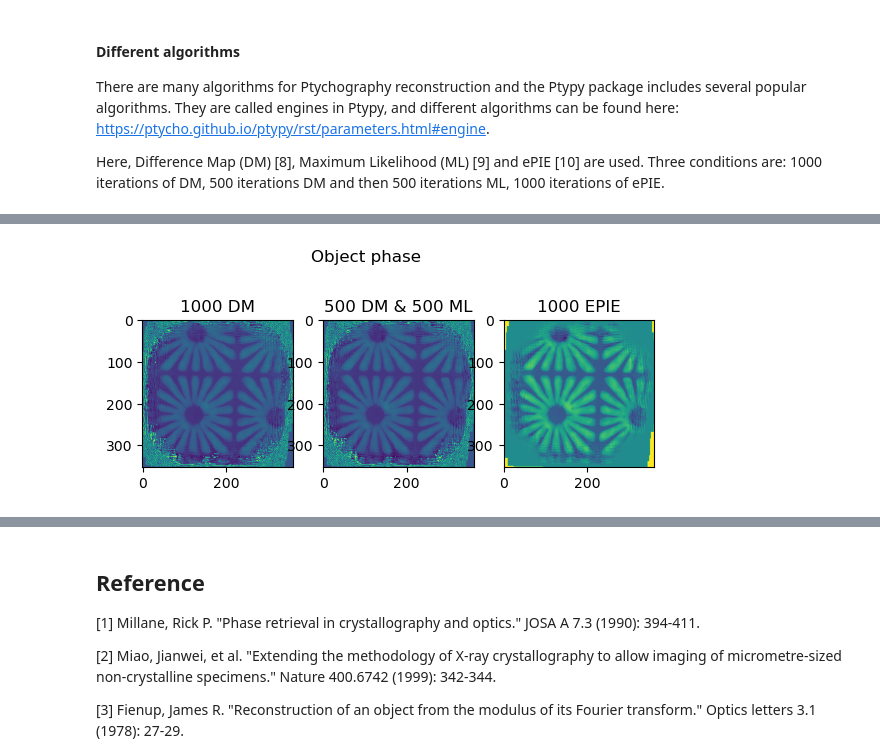
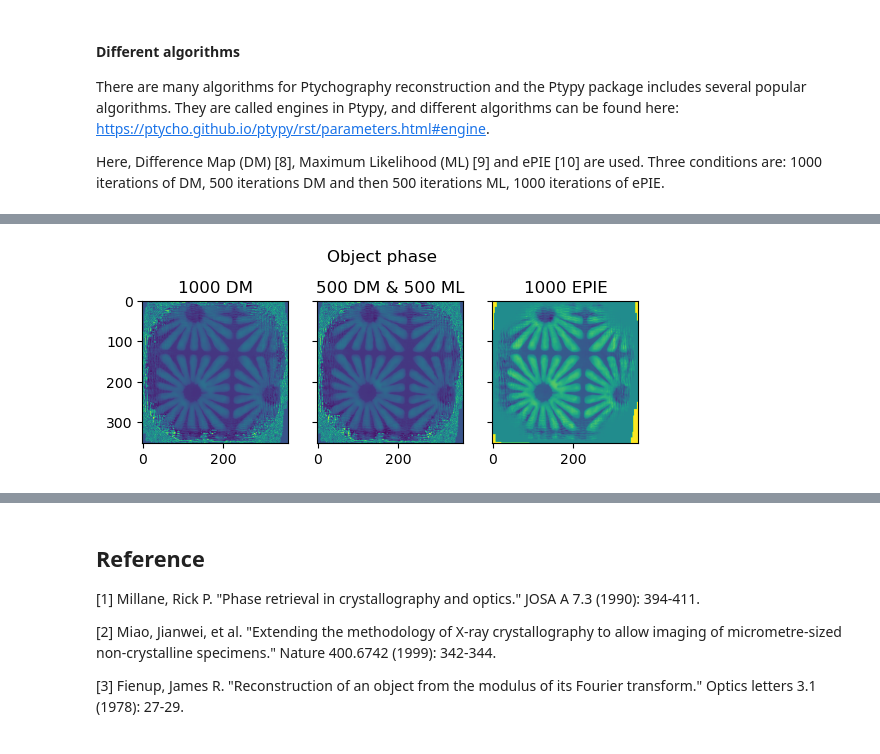
Before and after one commit to COMPUTE-Jupyter-course/project-for-compute-jupyter-2022-Runqing2022, a Jupyter notebook: Ptychography reconstruction_Runqing.ipynb, the cells around one changed output, grey strips where cells are left out. Saved outputs shown, nothing was run; the diff lists cells and outputs as text; code cells hidden in the pictures.

```diff
--- a/Ptychography reconstruction_Runqing.ipynb
+++ b/Ptychography reconstruction_Runqing.ipynb
@@ -265,12 +295,6 @@ There are many algorithms for Ptychography reconstruction and the Ptypy package
 
 Here, Difference Map (DM) [8], Maximum Likelihood (ML) [9] and ePIE [10] are used. Three conditions are: 1000 iterations of DM, 500 iterations DM and then 500 iterations ML, 1000 iterations of ePIE.
 # %%
-import numpy as np
-import h5py
-import silx.io
-import matplotlib.pyplot as plt
-
-
 # single beam reconstruction imaging
 
 f1 = silx.io.open("ReconData/1025_DM1000.ptyr")
@@ -305,45 +329,54 @@ Prob_Phase3 = np.angle(Probe3)
 plt.show()
 plt.subplots_adjust(left=0.0,bottom=0,top=1,right=0.8)
 
-plt.subplot(1, 3, 1)
-plt.imshow(Obj_Phase1[0,:,:]), plt.title('1000 DM')
-plt.subplot(1, 3, 2)
-plt.imshow(Obj_Phase2[0,:,:]), plt.title('500 DM & 500 ML')
-plt.subplot(1, 3, 3)
-plt.imshow(Obj_Phase3[0,:,:]), plt.title('1000 EPIE')
-plt.suptitle('Object phase',x=0.35,y=0.8)
+figure,(ax1,ax2,ax3) = plt.subplots(1,3,sharey = True)
+
+ax1.imshow(Obj_Phase1[0,:,:])
+ax1.set_title('1000 DM')
+ax2.imshow(Obj_Phase2[0,:,:])
+ax2.set_title('500 DM & 500 ML')
+ax3.imshow(Obj_Phase3[0,:,:])
+ax3.set_title('1000 EPIE')
+
+plt.suptitle('Object phase',x=0.5,y=0.75)
+
+plt.show()
+plt.subplots_adjust(left=0.0,bottom=0,top=1,right=0.8)
+
+figure,(ax4,ax5,ax6) = plt.subplots(1,3,sharey = True)
+
+ax4.imshow(np.log(Obj_Amp1[0,:,:]))
+ax4.set_title('1000 DM')
+ax5.imshow(np.log(Obj_Amp2[0,:,:]))
+ax5.set_title('500 DM & 500 ML')
+ax6.imshow(np.log(Obj_Amp3[0,:,:]))
+ax6.set_title('1000 EPIE')
+plt.suptitle('Object amplitude',x=0.5,y=0.75)
+
+plt.show()
+plt.subplots_adjust(left=0.0,bottom=0,top=1,right=0.8)
+
+figure,(ax7,ax8,ax9) = plt.subplots(1,3,sharey = True)
+
+ax7.imshow(Prob_Phase1[0,:,:])
+ax7.set_title('1000 DM')
+ax8.imshow(Prob_Phase2[0,:,:])
+ax8.set_title('500 DM & 500 ML')
+ax9.imshow(Prob_Phase3[0,:,:])
+ax9.set_title('1000 EPIE')
+plt.suptitle('Probe phase',x=0.5,y=0.75)
 
 
 plt.show()
 plt.subplots_adjust(left=0.0,bottom=0,top=1,right=0.8)
 
-plt.subplot(1, 3, 1)
-plt.imshow(np.log(Obj_Amp1[0,:,:])), plt.title('1000 DM')
-plt.subplot(1, 3, 2)
-plt.imshow(np.log(Obj_Amp2[0,:,:])), plt.title('500 DM & 500 ML')
-plt.subplot(1, 3, 3)
-plt.imshow(np.log(Obj_Amp3[0,:,:])), plt.title('1000 EPIE')
-plt.suptitle('Object amplitude',x=0.35,y=0.8)
+figure,(ax10,ax11,ax12) = plt.subplots(1,3,sharey = True)
 
-plt.show()
-plt.subplots_adjust(left=0.0,bottom=0,top=1,right=0.8)
-
-plt.subplot(1, 3, 1)
-plt.imshow(Prob_Phase1[0,:,:]), plt.title('1000 DM')
-plt.subplot(1, 3, 2)
-plt.imshow(Prob_Phase2[0,:,:]), plt.title('500 DM & 500 ML')
-plt.subplot(1, 3, 3)
-plt.imshow(Prob_Phase3[0,:,:]), plt.title('1000 EPIE')
-plt.suptitle('Probe phase',x=0.35,y=0.8)
-
-plt.show()
-plt.subplots_adjust(left=0.0,bottom=0,top=1,right=0.8)
-
-plt.subplot(1, 3, 1)
-plt.imshow(Prob_Amp1[0,:,:]), plt.title('1000 DM')
-plt.subplot(1, 3, 2)
-plt.imshow(Prob_Amp2[0,:,:]), plt.title('500 DM & 500 ML')
-plt.subplot(1, 3, 3)
-plt.imshow(Prob_Amp2[0,:,:]), plt.title('1000 EPIE')
-plt.suptitle('Probe amplitude',x=0.35,y=0.8)
+ax10.imshow(Prob_Amp1[0,:,:])
+ax10.set_title('1000 DM')
+ax11.imshow(Prob_Amp2[0,:,:])
+ax11.set_title('500 DM & 500 ML')
+ax12.imshow(Prob_Amp2[0,:,:])
+ax12.set_title('1000 EPIE')
+plt.suptitle('Probe amplitude',x=0.5,y=0.75)
 # %% [output]
@@ -350 +384 @@ plt.suptitle('Probe amplitude',x=0.35,y=0.8)
-[figure, old version]
+[figure, new version]
```
Also changed, not shown: parts of 5 cells of this notebook.
